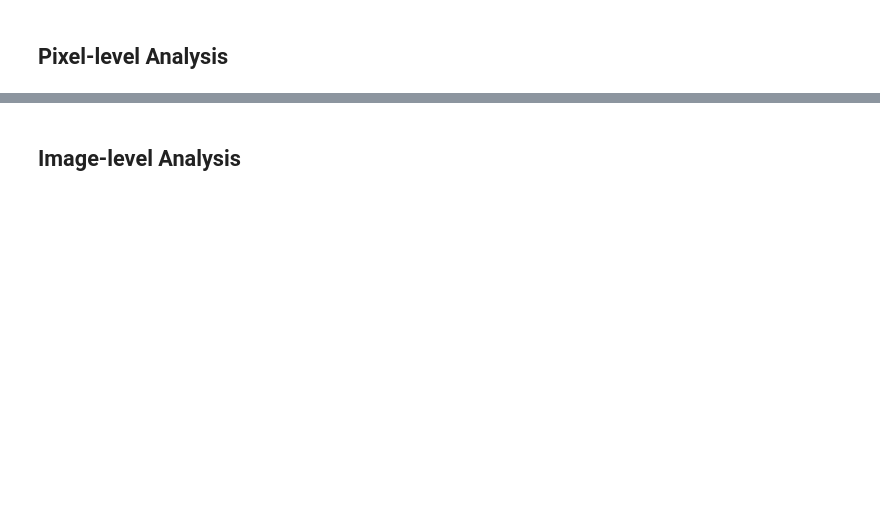
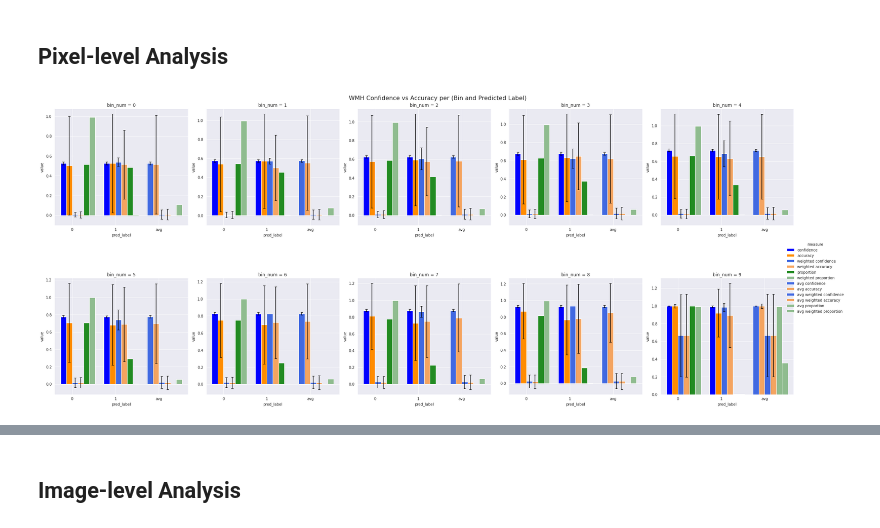
Before and after one commit to VictorButoi/ESE, a Jupyter notebook: notebooks/err_analysis/wmh_err.ipynb, the cells around one changed output, grey strips where cells are left out. Saved outputs shown, nothing was run; the diff lists cells and outputs as text; code cells hidden in the pictures; blank space fills up the shorter version.

Commit message:
trying to make this graph make sense

```diff
--- a/notebooks/err_analysis/wmh_err.ipynb
+++ b/notebooks/err_analysis/wmh_err.ipynb
@@ -69,16 +69,16 @@ measure_dict = {
 # %%
 from ese.experiment.analysis.err_diagrams import viz_accuracy_vs_confidence
 
 viz_accuracy_vs_confidence(
     pixel_preds_dict,
     title="WMH Confidence vs Accuracy per (Bin and Predicted Label)",
-    measure_dict=measure_dict,
     x="pred_label",
-    hue="measure",
     col="bin_num",
     kind="bar",
     facet_kws={'sharey': False, 'sharex': False}
     )
+# %% [output]
+[figure, added]
 # %%
 from ese.experiment.analysis.err_diagrams import viz_accuracy_vs_confidence
 
```
Also changed, not shown: parts of 5 cells of this notebook, 2 other files.
